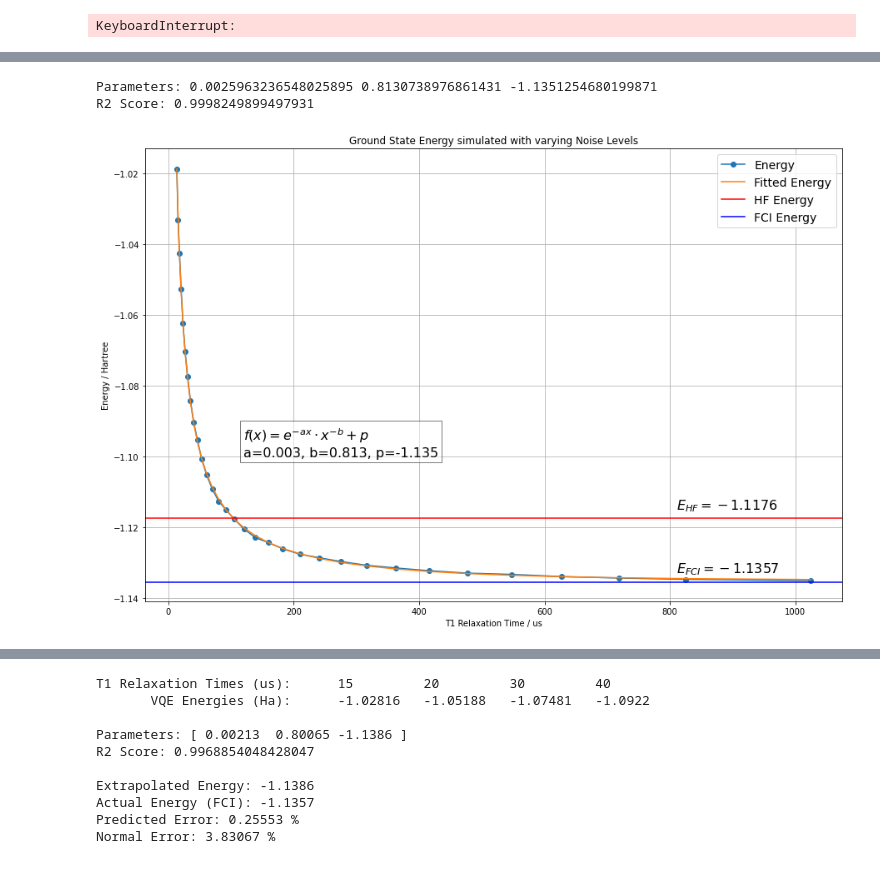
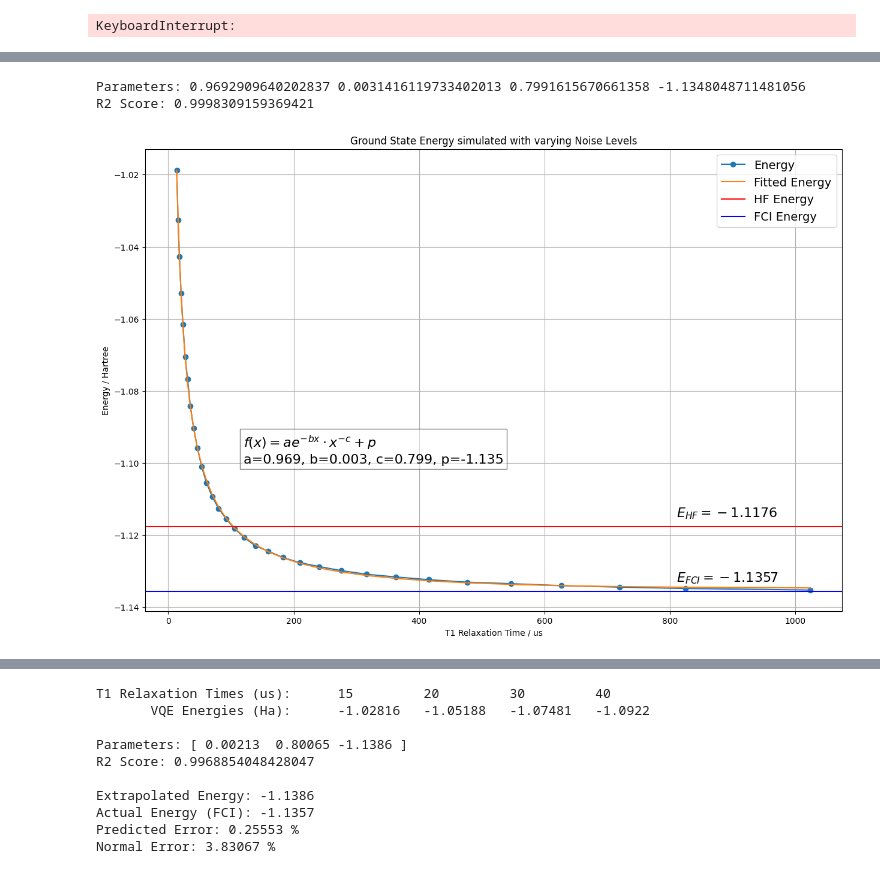
Before and after one commit to TheTrustyPwo/Hydrogen, a Jupyter notebook: better.ipynb, the cells around one changed output, grey strips where cells are left out. Drawn from its saved outputs; the diff is of its cells as text; code cells hidden in the pictures.

```diff
--- a/better.ipynb
+++ b/better.ipynb
@@ -200,5 +248,5 @@ def optimize(circuit, tolerance: float = 1e-5, max_iter: int = 100, output: bool
 
     return cur, x, vqe_energy, bond_length, it
 # %%
-_, _, vqe_energy, bond_length, it = optimize(circuit, tolerance=1e-5, output=True)
+final_energy, final_bond_length, vqe_energy, bond_length, it = optimize(circuit, tolerance=1e-5, output=True)
 # %% [output]
@@ -299,5 +353,5 @@ KeyboardInterrupt:
 # %%
-for i in range(25, 51):
+for i in range(41, 51):
     accuracies = np.concatenate((np.logspace(0, 12, num=50, base=1.75)[19:], np.array([1024])))
     vqe_energies, bond_lengths = [], []
     for accuracy in tqdm(accuracies, desc="Evaluating simulation"):
@@ -328,13 +389,13 @@ KeyboardInterrupt:
 # %%
- from scipy.optimize import curve_fit
+from scipy.optimize import curve_fit
 from sklearn.metrics import r2_score
 
-def func(x, a, b, p):
-  return (np.exp(-a * x)) * np.power(x, -b) + p
+def func(x, a, b, c, p):
+  return a * np.exp(-b * x) * np.power(x, -c) + p
 
 def fit_noise_curve(accuracies, data):
-    params = curve_fit(f=func, xdata=accuracies, ydata=data, p0=(0.05, 0.5, 0),
-                bounds=([0, 0.1, -5], [0.1, 1, 0]), maxfev=10000)[0]
+    params = curve_fit(f=func, xdata=accuracies, ydata=data, p0=(0.5, 0.05, 0.5, 0),
+                bounds=([0, 0, 0.1, -5], [1, 0.1, 1, 0]), maxfev=10000)[0]
     y_fit = func(accuracies, *params)
     return y_fit, params, r2_score(data, y_fit)
 
@@ -342,35 +403,47 @@ def percentage_error(actual, predicted):
     return 100 * abs((predicted - actual) / actual)
 # %%
 df = pd.read_csv("energy_acc_qibo2.csv")
+
+def replace_outliers(row):
+    row_mean = np.mean(row)
+    row_std = np.std(row)
+    threshold = 2 * row_std # Threshold for detecting outliers
+    row_cleaned = row.apply(lambda x: row_mean if abs(x - row_mean) > threshold else x)
+    return row_cleaned
+
+all_columns = [f'ucc_energy_{i}' for i in range(1, 49)]
+using_columns = [f'ucc_energy_{i}' for i in range(1, 38)]
+df[all_columns] = df[all_columns].apply(replace_outliers, axis=1)
+
 accuracies = np.concatenate((np.logspace(0, 12, num=50, base=1.75)[19:], np.array([1024])))
-vqe_energies = df[[f'ucc_energy_{i}' for i in range(1, 25)]].mean(axis=1)
+vqe_energies = df[using_columns].mean(axis=1)
 # %%
 y_fit, params, score = fit_noise_curve(accuracies, vqe_energies)
-a, b, p = params
+a, b, c, p = params
 print("Parameters:", *params)
 print("R2 Score:", score)
 
 plt.figure(figsize=(15, 10))
 plt.style.use('fast')
 plt.plot(accuracies, vqe_energies, 'o-', label="Energy")
 plt.plot(accuracies, y_fit, label="Fitted Energy")
-equation_text = r'$f(x) = e^{-ax} \cdot x^{-b} + p$'
-params_text = f'a={a:.3f}, b={b:.3f}, p={p:.3f}'
+equation_text = r'$f(x) = ae^{-bx} \cdot x^{-c} + p$'
+params_text = f'a={a:.3f}, b={b:.3f}, c={c:.3f}, p={p:.3f}'
 plt.text(120, -1.10, equation_text + '\n' + params_text, fontsize=16, bbox=dict(facecolor='white', alpha=0.5))
 plt.text(810, -1.115, E_HF_STR, fontsize=16)
 plt.text(810, -1.133, E_FCI_STR, fontsize=16)
 plt.axhline(y=E_HF, color='r', label="HF Energy")
 plt.axhline(y=E_FCI, color='b', label="FCI Energy")
 plt.title('Ground State Energy simulated with varying Noise Levels')
 plt.xlabel('T1 Relaxation Time / us')
 plt.ylabel('Energy / Hartree')
 plt.grid(True)
 plt.legend(fontsize=14)
 plt.show()
 # %% [output]
-Parameters: 0.0025963236548025895 0.8130738976861431 -1.1351254680199871
-R2 Score: 0.9998249899497931
+Parameters: 0.9692909640202837 0.0031416119733402013 0.7991615670661358 -1.1348048711481056
+R2 Score: 0.9998309159369421
-[figure, old version]
+[figure, new version]
 # %%
 guesses, pred_errors, normal_errors = [], [], []
 for limit in range(10, 32):
```
Also changed, not shown: parts of 14 cells of this notebook, 1 other file.
